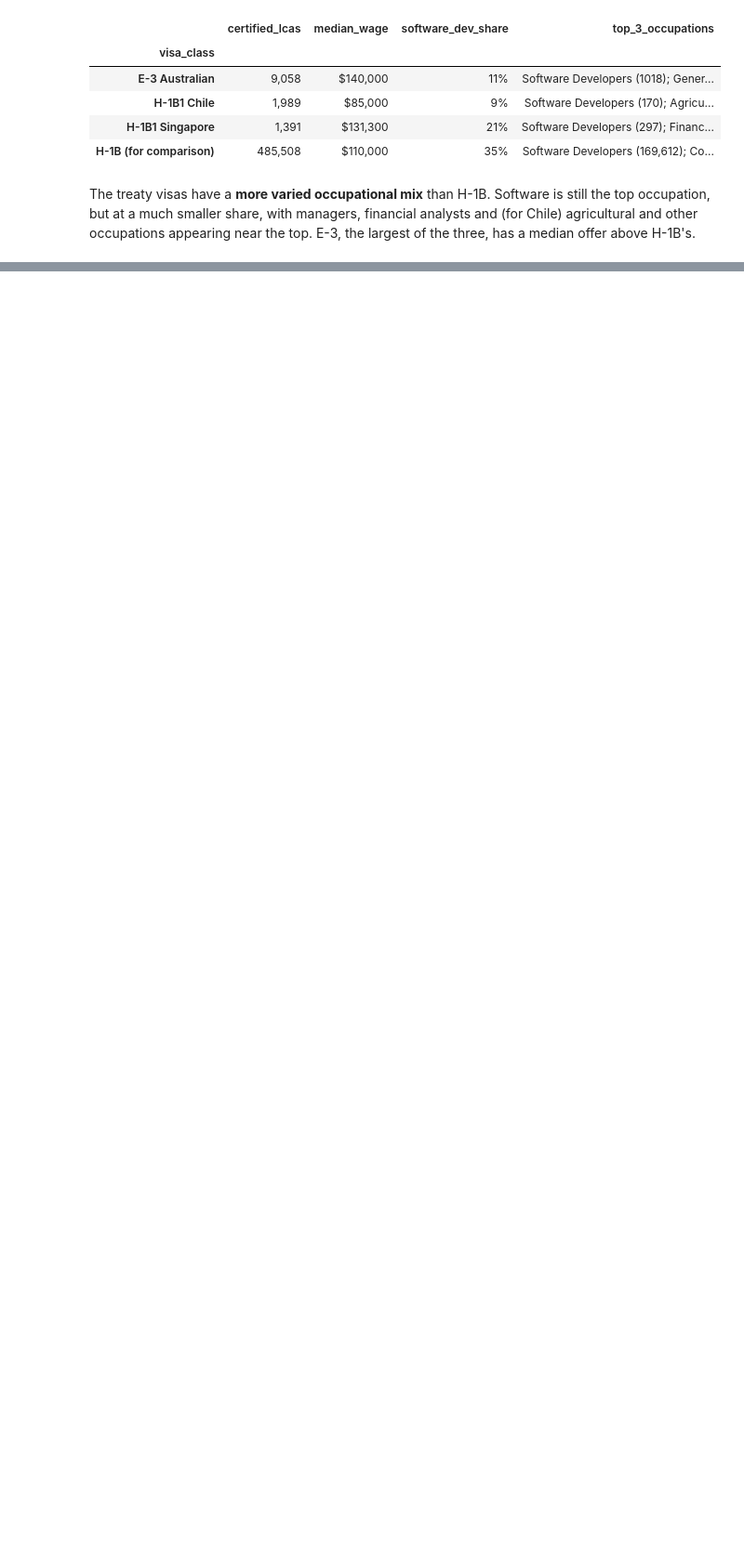
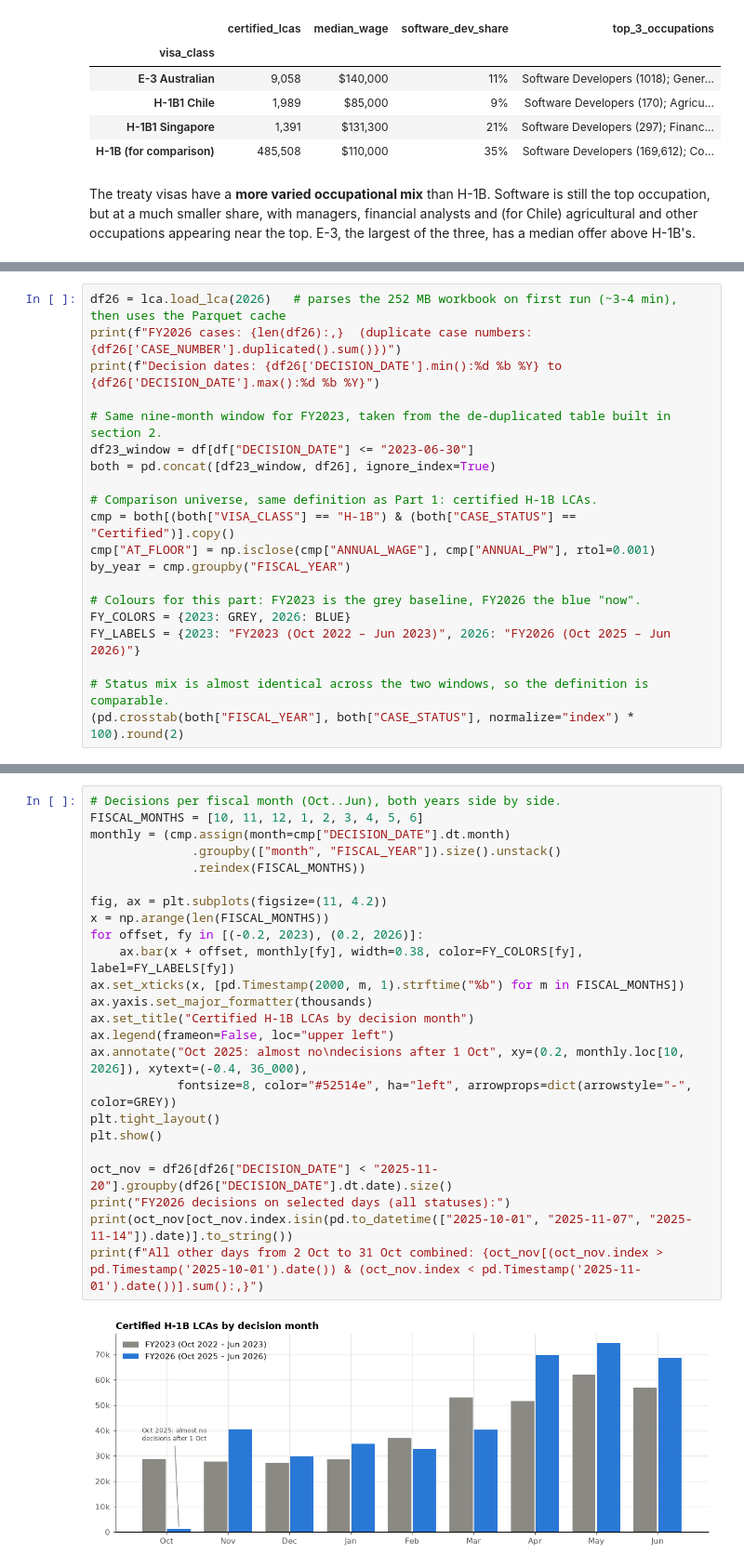
Before and after one commit to RustyRockets/H1B-Analysis, a Jupyter notebook: h1b_lca_fy2023_exploration.ipynb, the cells around one changed output, grey strips where cells are left out. Shown at 93% size. Saved outputs shown, nothing was run; the diff lists cells and outputs as text; blank space fills up the shorter version.

```diff
--- a/h1b_lca_fy2023_exploration.ipynb
+++ b/h1b_lca_fy2023_exploration.ipynb
@@ -818,0 +840,20 @@ E-3, the largest of the three, has a median offer above H-1B's.
+# %%
+df26 = lca.load_lca(2026)   # parses the 252 MB workbook on first run (~3-4 min), then uses the Parquet cache
+print(f"FY2026 cases: {len(df26):,}  (duplicate case numbers: {df26['CASE_NUMBER'].duplicated().sum()})")
+print(f"Decision dates: {df26['DECISION_DATE'].min():%d %b %Y} to {df26['DECISION_DATE'].max():%d %b %Y}")
+
+# Same nine-month window for FY2023, taken from the de-duplicated table built in section 2.
+df23_window = df[df["DECISION_DATE"] <= "2023-06-30"]
+both = pd.concat([df23_window, df26], ignore_index=True)
+
+# Comparison universe, same definition as Part 1: certified H-1B LCAs.
+cmp = both[(both["VISA_CLASS"] == "H-1B") & (both["CASE_STATUS"] == "Certified")].copy()
+cmp["AT_FLOOR"] = np.isclose(cmp["ANNUAL_WAGE"], cmp["ANNUAL_PW"], rtol=0.001)
+by_year = cmp.groupby("FISCAL_YEAR")
+
+# Colours for this part: FY2023 is the grey baseline, FY2026 the blue "now".
+FY_COLORS = {2023: GREY, 2026: BLUE}
+FY_LABELS = {2023: "FY2023 (Oct 2022 – Jun 2023)", 2026: "FY2026 (Oct 2025 – Jun 2026)"}
+
+# Status mix is almost identical across the two windows, so the definition is comparable.
+(pd.crosstab(both["FISCAL_YEAR"], both["CASE_STATUS"], normalize="index") * 100).round(2)
@@ -818,0 +912,26 @@ E-3, the largest of the three, has a median offer above H-1B's.
+# %%
+# Decisions per fiscal month (Oct..Jun), both years side by side.
+FISCAL_MONTHS = [10, 11, 12, 1, 2, 3, 4, 5, 6]
+monthly = (cmp.assign(month=cmp["DECISION_DATE"].dt.month)
+              .groupby(["month", "FISCAL_YEAR"]).size().unstack()
+              .reindex(FISCAL_MONTHS))
+
+fig, ax = plt.subplots(figsize=(11, 4.2))
+x = np.arange(len(FISCAL_MONTHS))
+for offset, fy in [(-0.2, 2023), (0.2, 2026)]:
+    ax.bar(x + offset, monthly[fy], width=0.38, color=FY_COLORS[fy], label=FY_LABELS[fy])
+ax.set_xticks(x, [pd.Timestamp(2000, m, 1).strftime("%b") for m in FISCAL_MONTHS])
+ax.yaxis.set_major_formatter(thousands)
+ax.set_title("Certified H-1B LCAs by decision month")
+ax.legend(frameon=False, loc="upper left")
+ax.annotate("Oct 2025: almost no\ndecisions after 1 Oct", xy=(0.2, monthly.loc[10, 2026]), xytext=(-0.4, 36_000),
+            fontsize=8, color="#52514e", ha="left", arrowprops=dict(arrowstyle="-", color=GREY))
+plt.tight_layout()
+plt.show()
+
+oct_nov = df26[df26["DECISION_DATE"] < "2025-11-20"].groupby(df26["DECISION_DATE"].dt.date).size()
+print("FY2026 decisions on selected days (all statuses):")
+print(oct_nov[oct_nov.index.isin(pd.to_datetime(["2025-10-01", "2025-11-07", "2025-11-14"]).date)].to_string())
+print(f"All other days from 2 Oct to 31 Oct combined: {oct_nov[(oct_nov.index > pd.Timestamp('2025-10-01').date()) & (oct_nov.index < pd.Timestamp('2025-11-01').date())].sum():,}")
+# %% [output]
+[figure, added]
```
Also changed, not shown: parts of 40 cells of this notebook, 3 other files.
